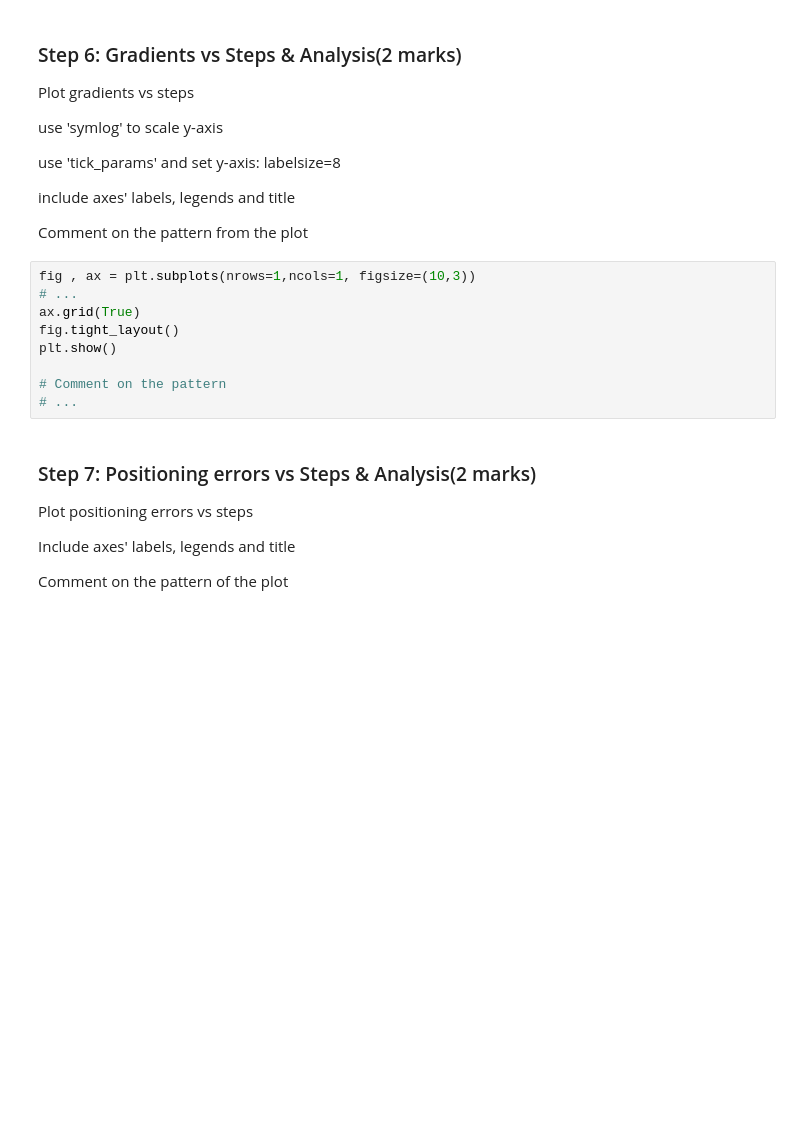
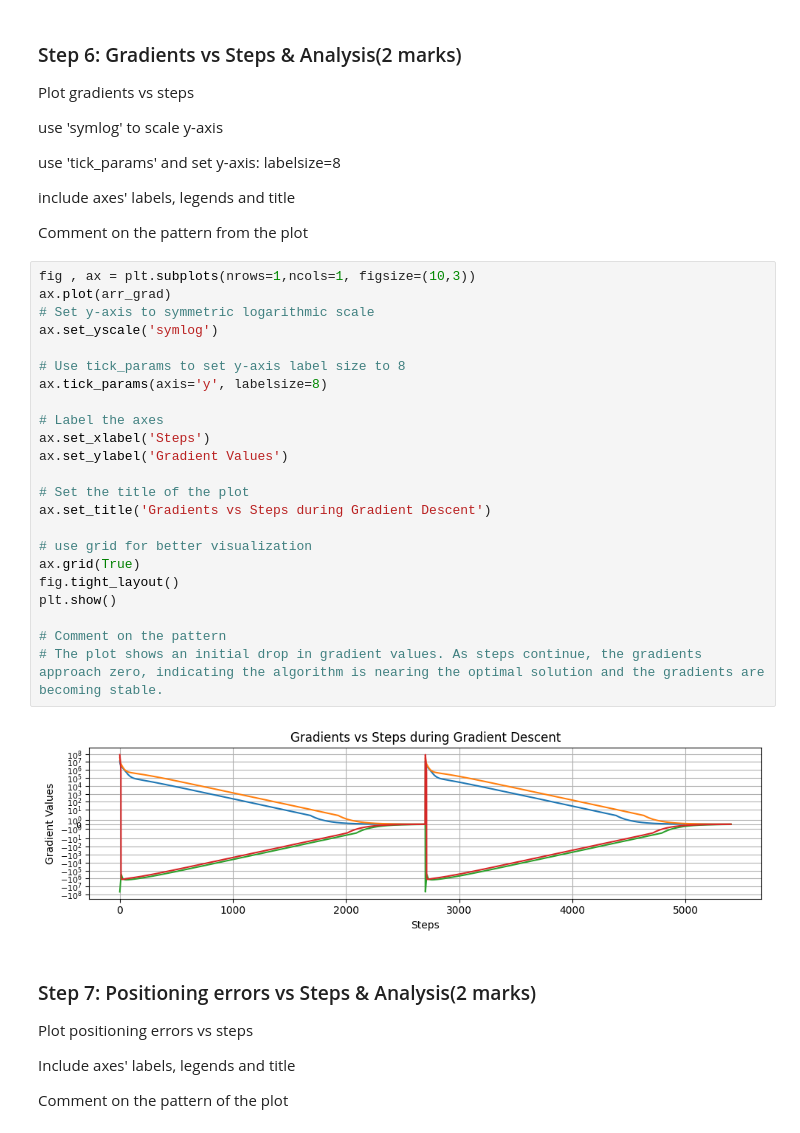
Before and after one commit to SoroushSoleymani/engg680_2024_fall, a Jupyter notebook: Lab_Assignment3/Assignment3.ipynb, the cells around one changed output. Cells and saved outputs as stored; diff of their text form; blank space fills up the shorter version.

```diff
--- a/Lab_Assignment3/Assignment3.ipynb
+++ b/Lab_Assignment3/Assignment3.ipynb
@@ -275,15 +288,31 @@ use 'tick_params' and set y-axis: labelsize=8
 include axes' labels, legends and title
 
 Comment on the pattern from the plot
-# %%
-fig , ax = plt.subplots(nrows=1,ncols=1, figsize=(10,3))
-# ...
-ax.grid(True)
-fig.tight_layout()
-plt.show()
-
-# Comment on the pattern
-# ...
+# %%
+fig , ax = plt.subplots(nrows=1,ncols=1, figsize=(10,3))
+ax.plot(arr_grad)
+# Set y-axis to symmetric logarithmic scale
+ax.set_yscale('symlog')
+
+# Use tick_params to set y-axis label size to 8
+ax.tick_params(axis='y', labelsize=8)
+
+# Label the axes
+ax.set_xlabel('Steps')
+ax.set_ylabel('Gradient Values')
+
+# Set the title of the plot
+ax.set_title('Gradients vs Steps during Gradient Descent')
+
+# use grid for better visualization
+ax.grid(True)
+fig.tight_layout()
+plt.show()
+
+# Comment on the pattern
+# The plot shows an initial drop in gradient values. As steps continue, the gradients approach zero, indicating the algorithm is nearing the optimal solution and the gradients are becoming stable.
+# %% [output]
+[figure, added]
 # %% [markdown]
 ### Step 7: Positioning errors vs Steps & Analysis(2 marks)
 Plot positioning errors vs steps
```
Also changed, not shown: parts of 12 cells of this notebook.
